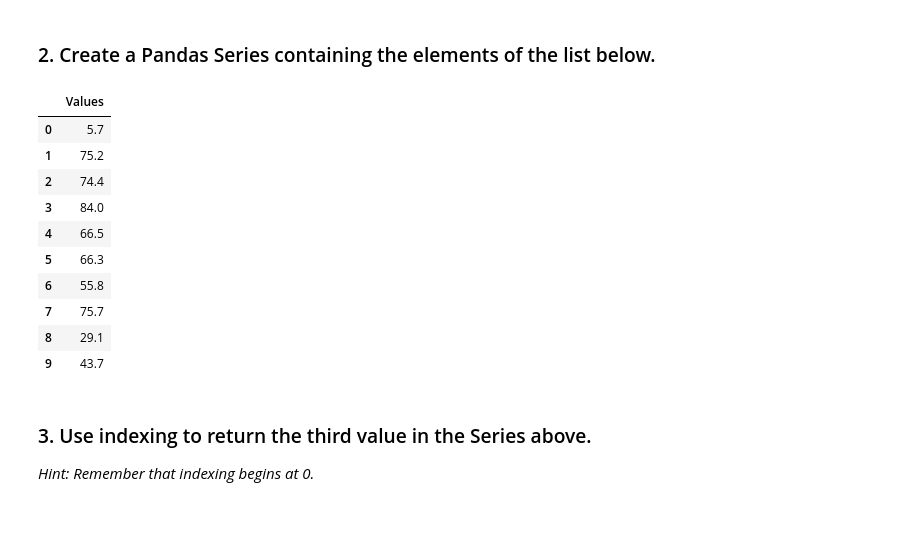
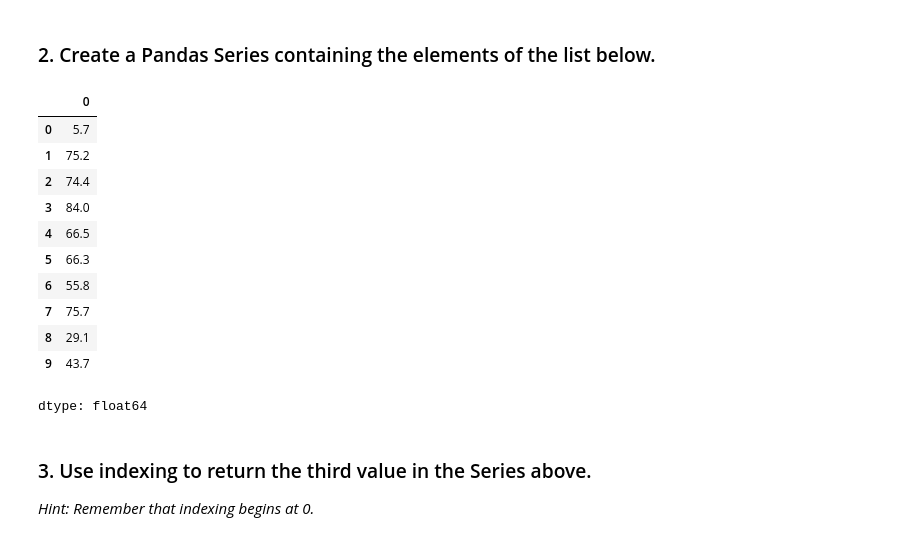
Before and after one commit to Y1-18/lab-pandas-en, a Jupyter notebook: pandas_1.ipynb, the cells around one changed output. Drawn from its saved outputs; the diff is of its cells as text; code cells hidden in the pictures.

```diff
--- a/pandas_1.ipynb
+++ b/pandas_1.ipynb
@@ -13,10 +13,10 @@ import numpy as np
 lst = [5.7, 75.2, 74.4, 84.0, 66.5, 66.3, 55.8, 75.7, 29.1, 43.7]
 # %%
 # your code here
-df = pd.DataFrame(lst, columns=['Values'])
+df = pd.Series(lst)
 df
 # %% [output]
-|  | Values |
+|  | 0 |
 | 0 | 5.7 |
 | 1 | 75.2 |
 | 2 | 74.4 |
@@ -27,6 +27,7 @@ df
 | 7 | 75.7 |
 | 8 | 29.1 |
 | 9 | 43.7 |
+dtype: float64
 # %% [markdown]
 ### 3. Use indexing to return the third value in the Series above.
 
```
